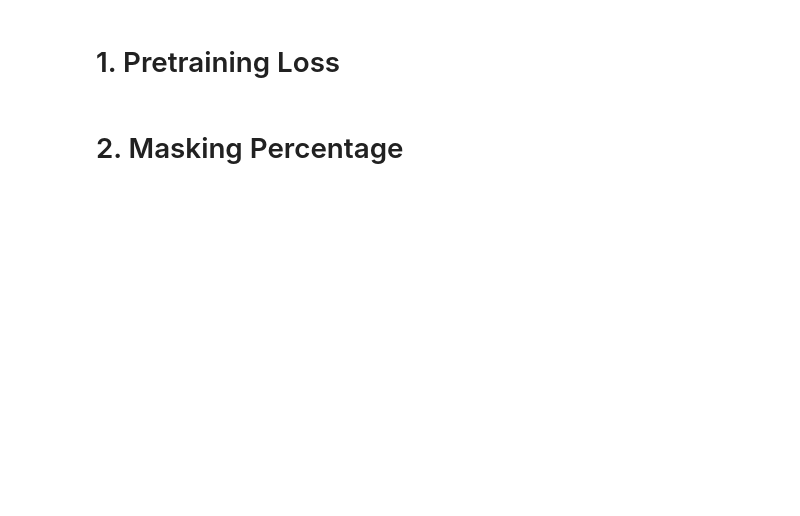
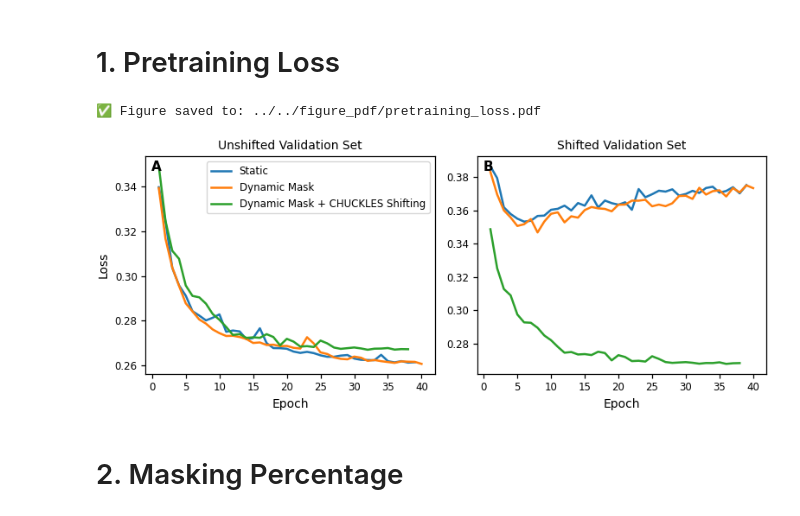
Before and after one commit to MSDLLCpapers/PepEvolve, a Jupyter notebook: tools/notebook/manuscript-figure.ipynb, the cells around one changed output. Drawn from its saved outputs; the diff is of its cells as text; code cells hidden in the pictures; blank space fills up the shorter version.

```diff
--- a/tools/notebook/manuscript-figure.ipynb
+++ b/tools/notebook/manuscript-figure.ipynb
@@ -28,7 +131,7 @@ def plot_split_validation_losses(log_paths, labels, save_path=None):
     in two side-by-side subplots for compact article-style display.
     Optionally saves the figure to disk with high DPI.
     """
-    fig, axes = plt.subplots(1, 2, figsize=(8, 3.5), sharey=True)
+    fig, axes = plt.subplots(1, 2, figsize=(SINGLE_COL_IN*2, H_MED), constrained_layout=True)
 
     colors = ['tab:blue', 'tab:orange', 'tab:green']  # consistent color scheme
 
@@ -40,41 +143,47 @@ def plot_split_validation_losses(log_paths, labels, save_path=None):
             continue
         epochs = range(1, len(val1) + 1)
         axes[0].plot(epochs, val1, label=label, color=color, linewidth=1.8)
-    axes[0].set_title("Validation Loss 1")
+    axes[0].set_title("Unshifted Validation Set")
     axes[0].set_xlabel("Epoch")
     axes[0].set_ylabel("Loss")
-    axes[0].legend(fontsize=9)
+    axes[0].text(0.02, 0.98, "A", transform=axes[0].transAxes, va="top", ha="left", fontsize=11, fontweight="bold")
+    axes[0].legend()
 
     # --- Validation Loss 2 ---
     for path, label, color in zip(log_paths, labels, colors):
         val1, val2 = extract_validation_losses(path)
         if not val2:
             continue
         epochs = range(1, len(val2) + 1)
         axes[1].plot(epochs, val2, label=label, color=color, linewidth=1.8)
-    axes[1].set_title("Validation Loss 2")
+    axes[1].set_title("Shifted Validation Set")
     axes[1].set_xlabel("Epoch")
+    axes[1].text(0.02, 0.98, "B", transform=axes[1].transAxes, va="top", ha="left", fontsize=11, fontweight="bold")
+    # axes[1].legend()
 
     plt.tight_layout()
 
     # --- Save high-DPI figure ---
     if save_path:
         plt.savefig(save_path, dpi=600, bbox_inches='tight')  # 300 DPI for print-quality
         print(f"✅ Figure saved to: {save_path}")
 
     plt.show()
 
 
 # Example usage
 plot_split_validation_losses(
     [
-        "./checkpoint/static/train_model.log",
-        "./checkpoint/dynamic_mask/train_model.log",
-        "./checkpoint/dynamic_mask_shift/train_model.log"
+        "../../checkpoint/static/train_model.log",
+        "../../checkpoint/dynamic_mask/train_model.log",
+        "../../checkpoint/dynamic_mask_shift/train_model.log"
     ],
     ["Static", "Dynamic Mask", "Dynamic Mask + CHUCKLES Shifting"],
-    save_path="./manuscript/figure/pretraining_loss.png"  # <- save here
+    save_path="../../figure_pdf/pretraining_loss.pdf"  # <- save here
 )
+# %% [output]
+✅ Figure saved to: ../../figure_pdf/pretraining_loss.pdf
+[figure, added]
 # %% [markdown]
 # 2. Masking Percentage
 # %%
```
Also changed, not shown: parts of 37 cells of this notebook, 18 other files.
